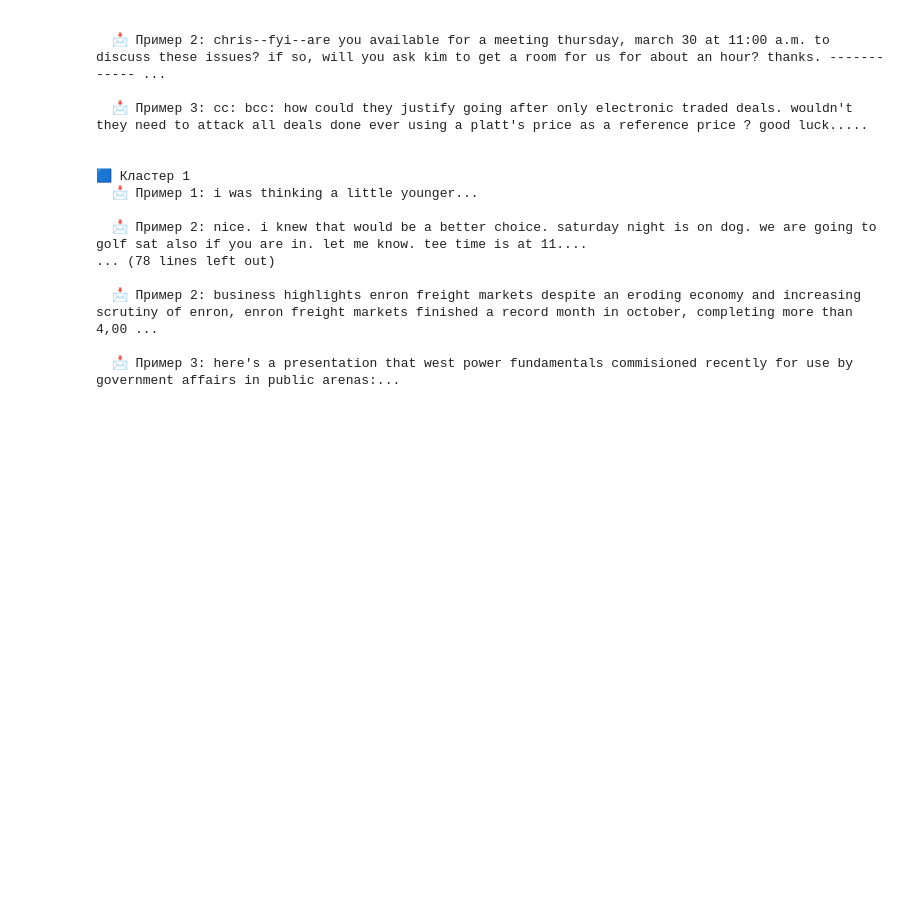
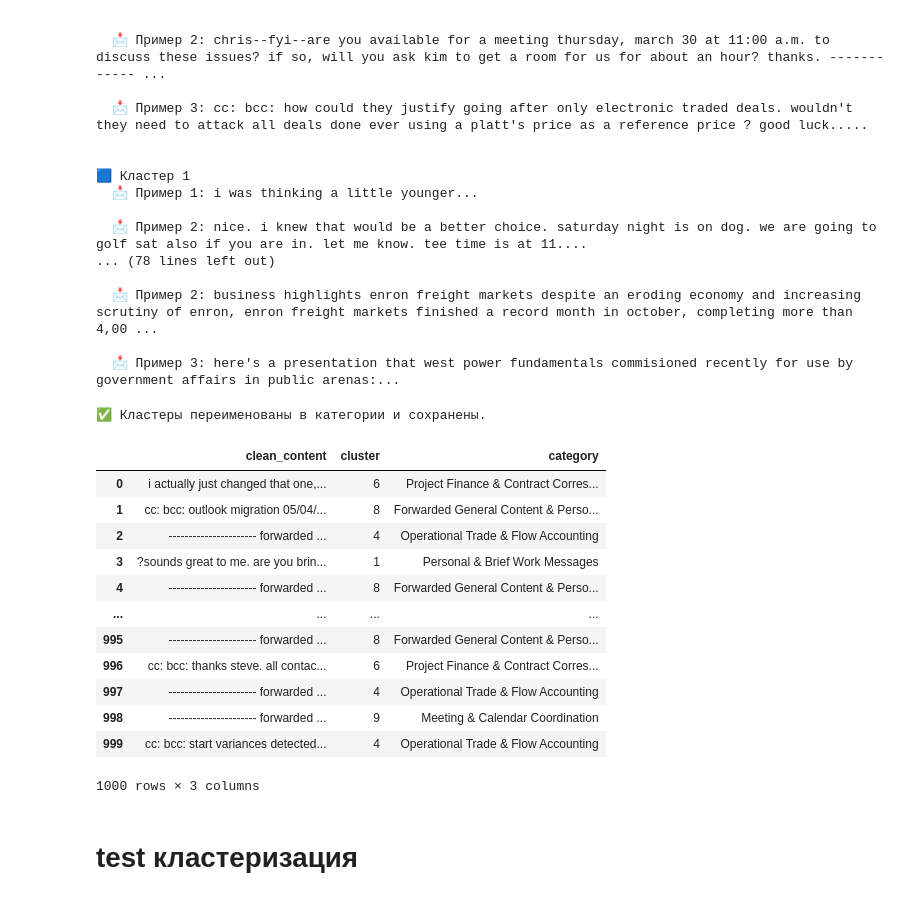
Before and after one commit to BedPled/matrixdna_assigment, a Jupyter notebook: notebooks/main.ipynb, the cells around one changed output. Drawn from its saved outputs; the diff is of its cells as text; code cells hidden in the pictures; blank space fills up the shorter version.

```diff
--- a/notebooks/main.ipynb
+++ b/notebooks/main.ipynb
@@ -248,21 +248,41 @@ for cluster_id in sorted(df["cluster"].unique()):
   📩 Пример 3: here's a presentation that west power fundamentals commisioned recently for use by government affairs in public arenas:...
 # %%
 cluster_to_label = {
-  "0": "Regulatory, Master Agreements & Credit Guidelines",
-  "1": "Personal & Brief Work Messages",
-  "2": "Legal & HR Communications",
-  "3": "Counterparty Risk & Compliance Control",
-  "4": "Operational Trade & Flow Accounting",
-  "5": "Org Structure, Crisis Management & Recruiting",
-  "6": "Project Finance & Contract Correspondence",
-  "7": "Mass Marketing & Promotional Mailings",
-  "8": "Forwarded General Content & Personal Notes",
-  "9": "Meeting & Calendar Coordination",
-  "10": "Work Files, Models & P&L Reporting",
-  "11": "IT Notices, M&A Analytics & Industry Bulletins"
+    0: "Regulatory, Master Agreements & Credit Guidelines",
+    1: "Personal & Brief Work Messages",
+    2: "Legal & HR Communications",
+    3: "Counterparty Risk & Compliance Control",
+    4: "Operational Trade & Flow Accounting",
+    5: "Org Structure, Crisis Management & Recruiting",
+    6: "Project Finance & Contract Correspondence",
+    7: "Mass Marketing & Promotional Mailings",
+    8: "Forwarded General Content & Personal Notes",
+    9: "Meeting & Calendar Coordination",
+    10: "Work Files, Models & P&L Reporting",
+    11: "IT Notices, M&A Analytics & Industry Bulletins"
 }
 
 df["category"] = df["cluster"].map(cluster_to_label)
 df.to_csv("email_dataset/train/texts_with_labels.csv", index=False)
 
 print("✅ Кластеры переименованы в категории и сохранены.")
+# %% [output]
+✅ Кластеры переименованы в категории и сохранены.
+# %%
+df
+# %% [output]
+|  | clean_content | cluster | category |
+| 0 | i actually just changed that one,... | 6 | Project Finance & Contract Corres... |
+| 1 | cc: bcc: outlook migration 05/04/... | 8 | Forwarded General Content & Perso... |
+| 2 | ---------------------- forwarded ... | 4 | Operational Trade & Flow Accounting |
+| 3 | ?sounds great to me. are you brin... | 1 | Personal & Brief Work Messages |
+| 4 | ---------------------- forwarded ... | 8 | Forwarded General Content & Perso... |
+| ... | ... | ... | ... |
+| 995 | ---------------------- forwarded ... | 8 | Forwarded General Content & Perso... |
+| 996 | cc: bcc: thanks steve. all contac... | 6 | Project Finance & Contract Corres... |
+| 997 | ---------------------- forwarded ... | 4 | Operational Trade & Flow Accounting |
+| 998 | ---------------------- forwarded ... | 9 | Meeting & Calendar Coordination |
+| 999 | cc: bcc: start variances detected... | 4 | Operational Trade & Flow Accounting |
+1000 rows × 3 columns
+# %% [markdown]
+# test  кластеризация
```
Also changed, not shown: parts of 12 cells of this notebook, 8 other files.
